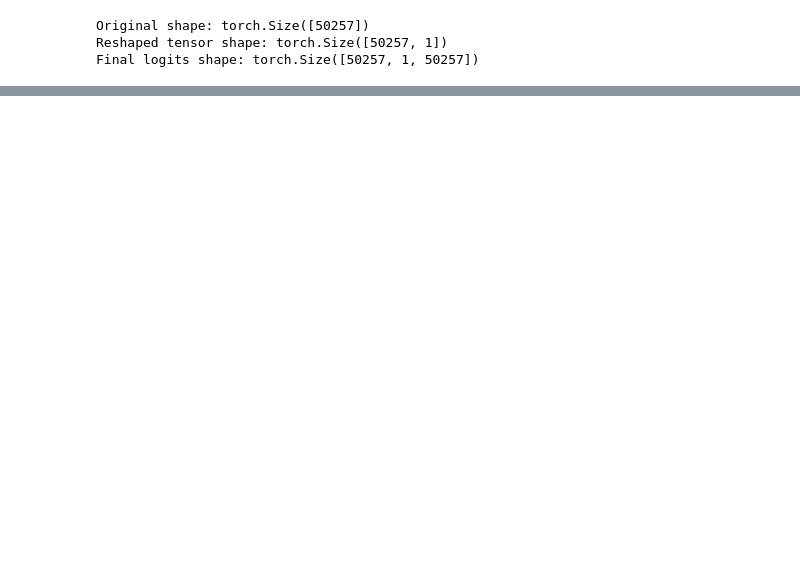
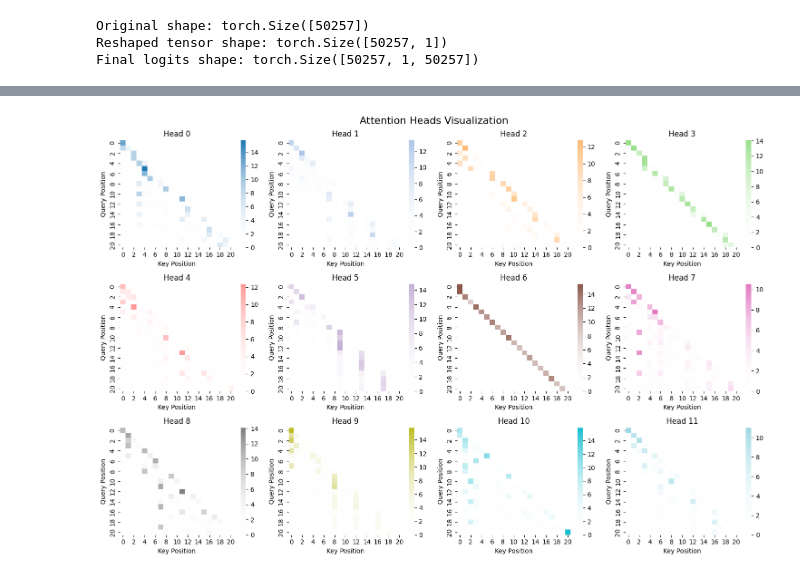
Before and after one commit to Yuralo/Mechanistic-Interpretability, a Jupyter notebook: exp-1/exp-1.ipynb, the cells around one changed output, grey strips where cells are left out. Drawn from its saved outputs; the diff is of its cells as text; code cells hidden in the pictures; blank space fills up the shorter version.

```diff
--- a/exp-1/exp-1.ipynb
+++ b/exp-1/exp-1.ipynb
@@ -414 +505,10 @@ sns.heatmap(qk_scores.cpu().numpy()[0, 2, :, :])
+# %%
+v_norms = torch.norm(v_output, p=2, dim=-1)
+v_norms_expanded = v_norms.unsqueeze(-2)
+weighted_contributions = attention_pattern * v_norms_expanded
+
+fig = plot_attention_heads(weighted_contributions)
+plt.show()
+# %% [output]
+[figure, added]
 # %%
```
Also changed, not shown: parts of 17 cells of this notebook, 1 other file.
